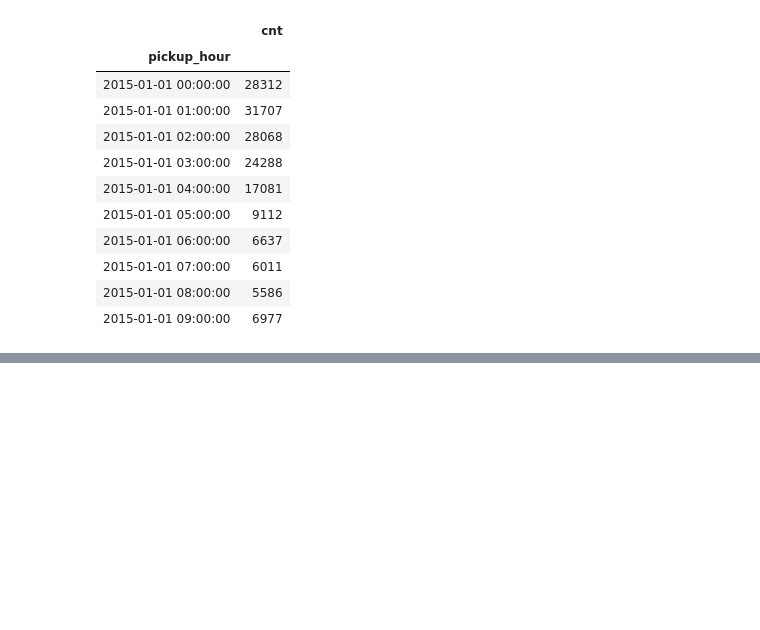
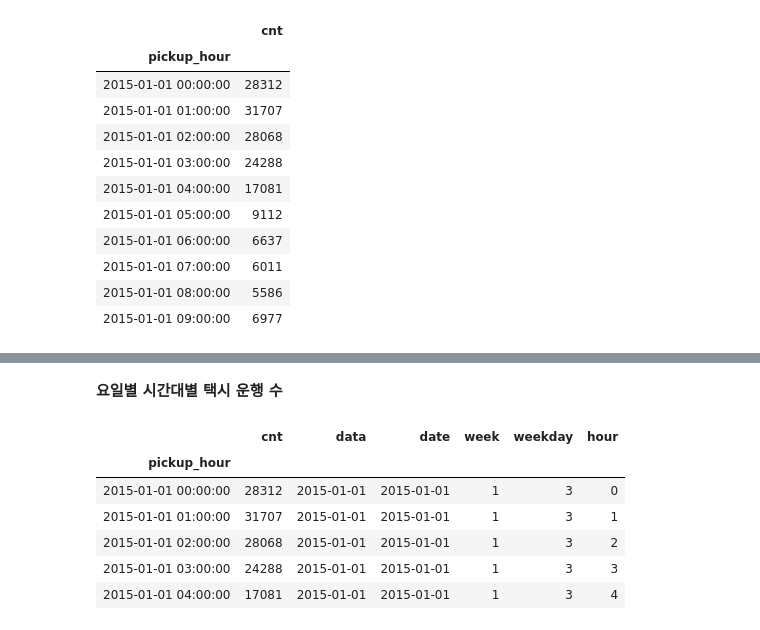
Before and after one commit to jeonprize/New_york_demand_forecasting, a Jupyter notebook: EDA.ipynb, the cells around one changed output, grey strips where cells are left out. Cells and saved outputs as stored; diff of their text form; code cells hidden in the pictures; blank space fills up the shorter version.

```diff
--- a/EDA.ipynb
+++ b/EDA.ipynb
@@ -72,0 +84,12 @@ df.iplot(kind='scatter', xTitle='날짜',yTitle='수요',title='2015년 1월 뉴
+# %% [markdown]
+**요일별 시간대별 택시 운행 수**
+# %%
+df.head()
+# %% [output]
+|  | cnt | data | date | week | weekday | hour |
+| pickup_hour |  |  |  |  |  |  |
+| 2015-01-01 00:00:00 | 28312 | 2015-01-01 | 2015-01-01 | 1 | 3 | 0 |
+| 2015-01-01 01:00:00 | 31707 | 2015-01-01 | 2015-01-01 | 1 | 3 | 1 |
+| 2015-01-01 02:00:00 | 28068 | 2015-01-01 | 2015-01-01 | 1 | 3 | 2 |
+| 2015-01-01 03:00:00 | 24288 | 2015-01-01 | 2015-01-01 | 1 | 3 | 3 |
+| 2015-01-01 04:00:00 | 17081 | 2015-01-01 | 2015-01-01 | 1 | 3 | 4 |
```
Also changed, not shown: parts of 9 cells of this notebook.
